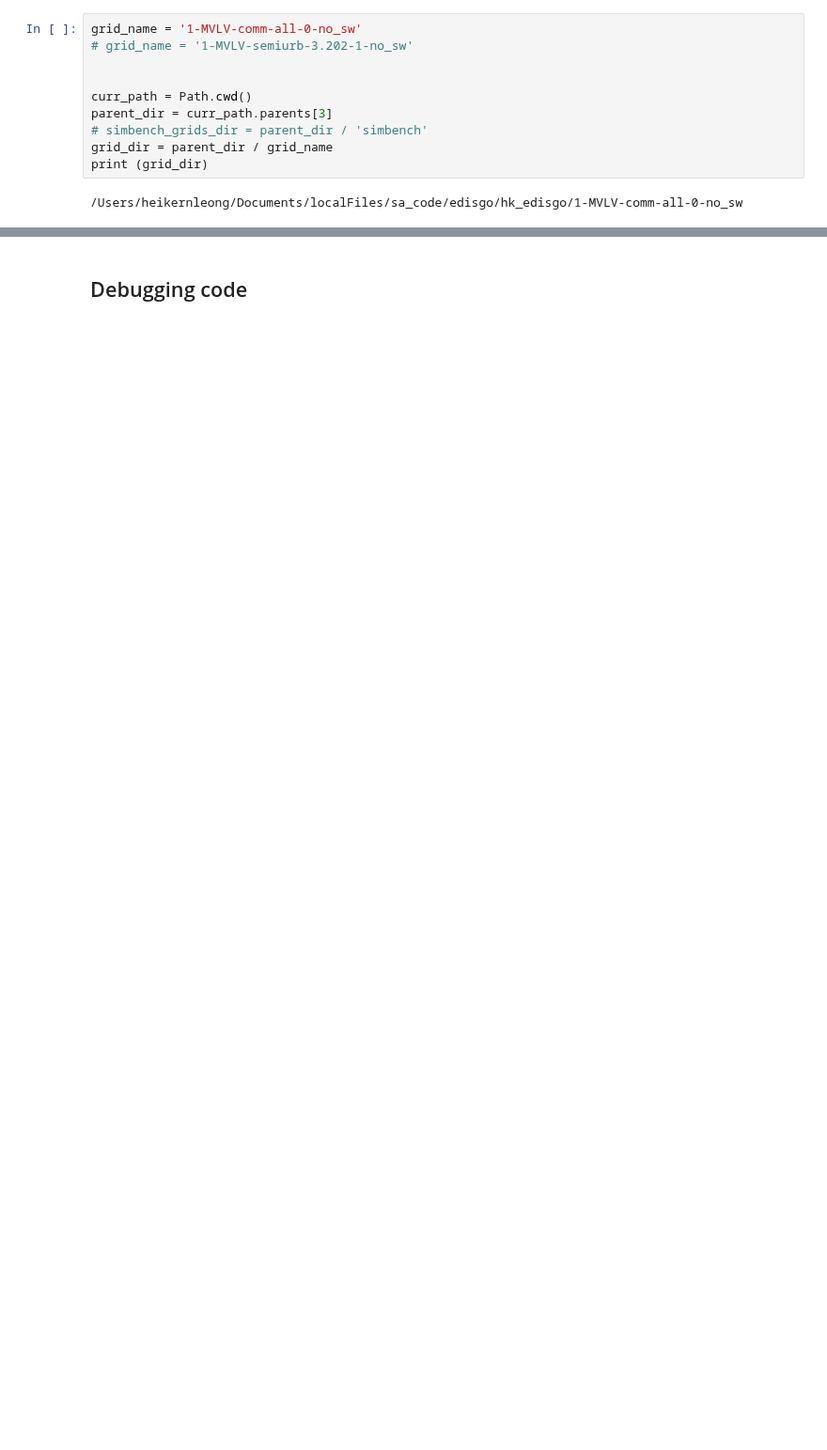
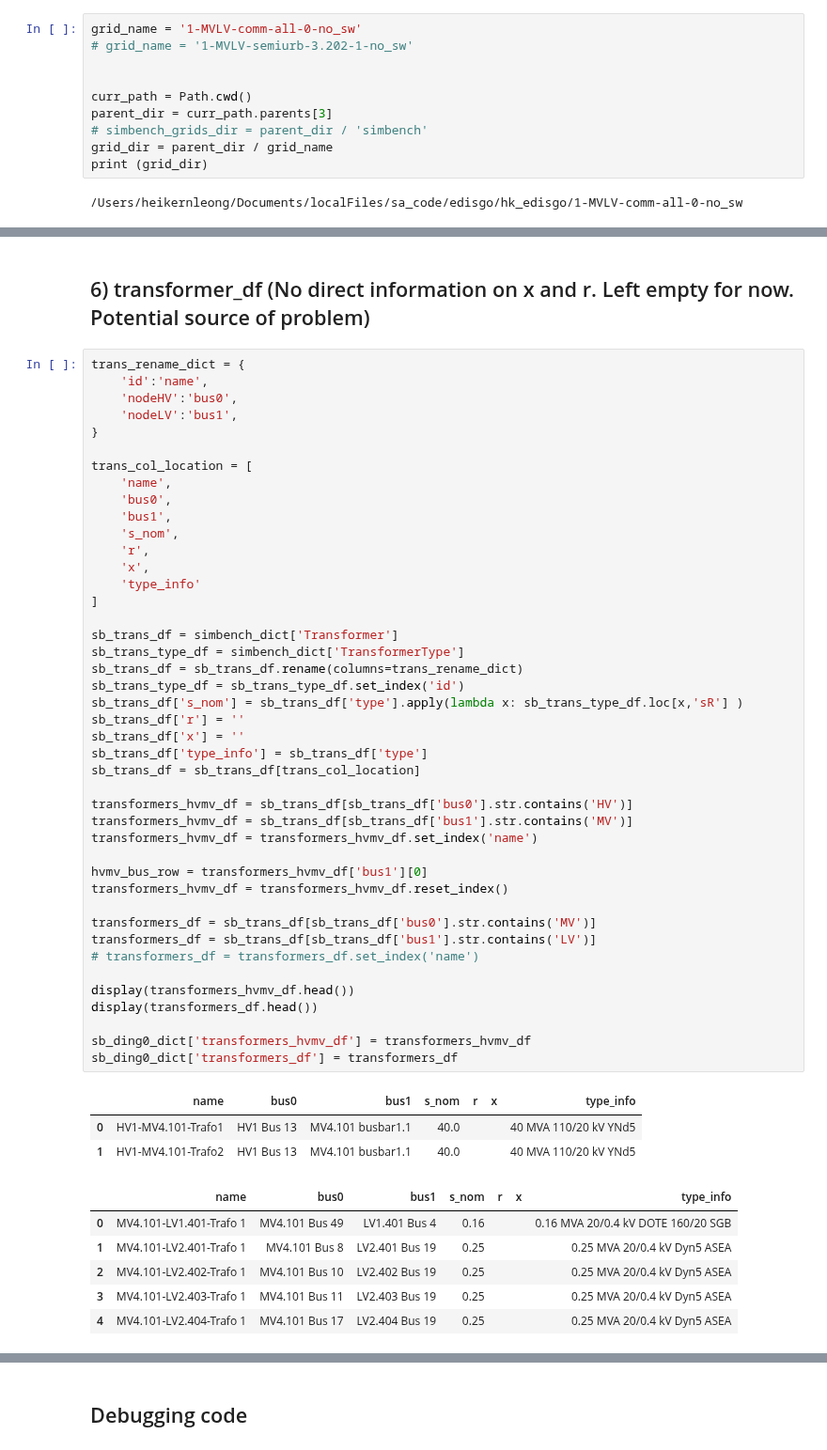
Before and after one commit to openego/eDisGo, a Jupyter notebook: edisgo/io/simbench_importer/simbench_importer.ipynb, the cells around one changed output, grey strips where cells are left out. Shown at 94% size. Cells and saved outputs as stored; diff of their text form; blank space fills up the shorter version.

```diff
--- a/edisgo/io/simbench_importer/simbench_importer.ipynb
+++ b/edisgo/io/simbench_importer/simbench_importer.ipynb
@@ -490,0 +131,55 @@ sb_ding0_dict['storage_units_df'] = storage_units_df
+# %% [markdown]
+## 6) transformer_df (No direct information on x and r. Left empty for now. Potential source of problem)
+# %%
+trans_rename_dict = {
+    'id':'name',
+    'nodeHV':'bus0',
+    'nodeLV':'bus1',
+}
+
+trans_col_location = [
+    'name',
+    'bus0',
+    'bus1',
+    's_nom',
+    'r',
+    'x',
+    'type_info'
+]
+
+sb_trans_df = simbench_dict['Transformer']
+sb_trans_type_df = simbench_dict['TransformerType']
+sb_trans_df = sb_trans_df.rename(columns=trans_rename_dict)
+sb_trans_type_df = sb_trans_type_df.set_index('id')
+sb_trans_df['s_nom'] = sb_trans_df['type'].apply(lambda x: sb_trans_type_df.loc[x,'sR'] )
+sb_trans_df['r'] = ''
+sb_trans_df['x'] = ''
+sb_trans_df['type_info'] = sb_trans_df['type']
+sb_trans_df = sb_trans_df[trans_col_location]
+
+transformers_hvmv_df = sb_trans_df[sb_trans_df['bus0'].str.contains('HV')]
+transformers_hvmv_df = sb_trans_df[sb_trans_df['bus1'].str.contains('MV')]
+transformers_hvmv_df = transformers_hvmv_df.set_index('name')
+
+hvmv_bus_row = transformers_hvmv_df['bus1'][0]
+transformers_hvmv_df = transformers_hvmv_df.reset_index()
+
+transformers_df = sb_trans_df[sb_trans_df['bus0'].str.contains('MV')]
+transformers_df = sb_trans_df[sb_trans_df['bus1'].str.contains('LV')]
+# transformers_df = transformers_df.set_index('name')
+
+display(transformers_hvmv_df.head())
+display(transformers_df.head())
+
+sb_ding0_dict['transformers_hvmv_df'] = transformers_hvmv_df
+sb_ding0_dict['transformers_df'] = transformers_df
+# %% [output]
+|  | name | bus0 | bus1 | s_nom | r | x | type_info |
+| 0 | HV1-MV4.101-Trafo1 | HV1 Bus 13 | MV4.101 busbar1.1 | 40.0 |  |  | 40 MVA 110/20 kV YNd5 |
+| 1 | HV1-MV4.101-Trafo2 | HV1 Bus 13 | MV4.101 busbar1.1 | 40.0 |  |  | 40 MVA 110/20 kV YNd5 |
+|  | name | bus0 | bus1 | s_nom | r | x | type_info |
+| 0 | MV4.101-LV1.401-Trafo 1 | MV4.101 Bus 49 | LV1.401 Bus 4 | 0.16 |  |  | 0.16 MVA 20/0.4 kV DOTE 160/20 SGB |
+| 1 | MV4.101-LV2.401-Trafo 1 | MV4.101 Bus 8 | LV2.401 Bus 19 | 0.25 |  |  | 0.25 MVA 20/0.4 kV Dyn5 ASEA |
+| 2 | MV4.101-LV2.402-Trafo 1 | MV4.101 Bus 10 | LV2.402 Bus 19 | 0.25 |  |  | 0.25 MVA 20/0.4 kV Dyn5 ASEA |
+| 3 | MV4.101-LV2.403-Trafo 1 | MV4.101 Bus 11 | LV2.403 Bus 19 | 0.25 |  |  | 0.25 MVA 20/0.4 kV Dyn5 ASEA |
+| 4 | MV4.101-LV2.404-Trafo 1 | MV4.101 Bus 17 | LV2.404 Bus 19 | 0.25 |  |  | 0.25 MVA 20/0.4 kV Dyn5 ASEA |
```
Also changed, not shown: parts of 51 cells of this notebook, 2 other files.
